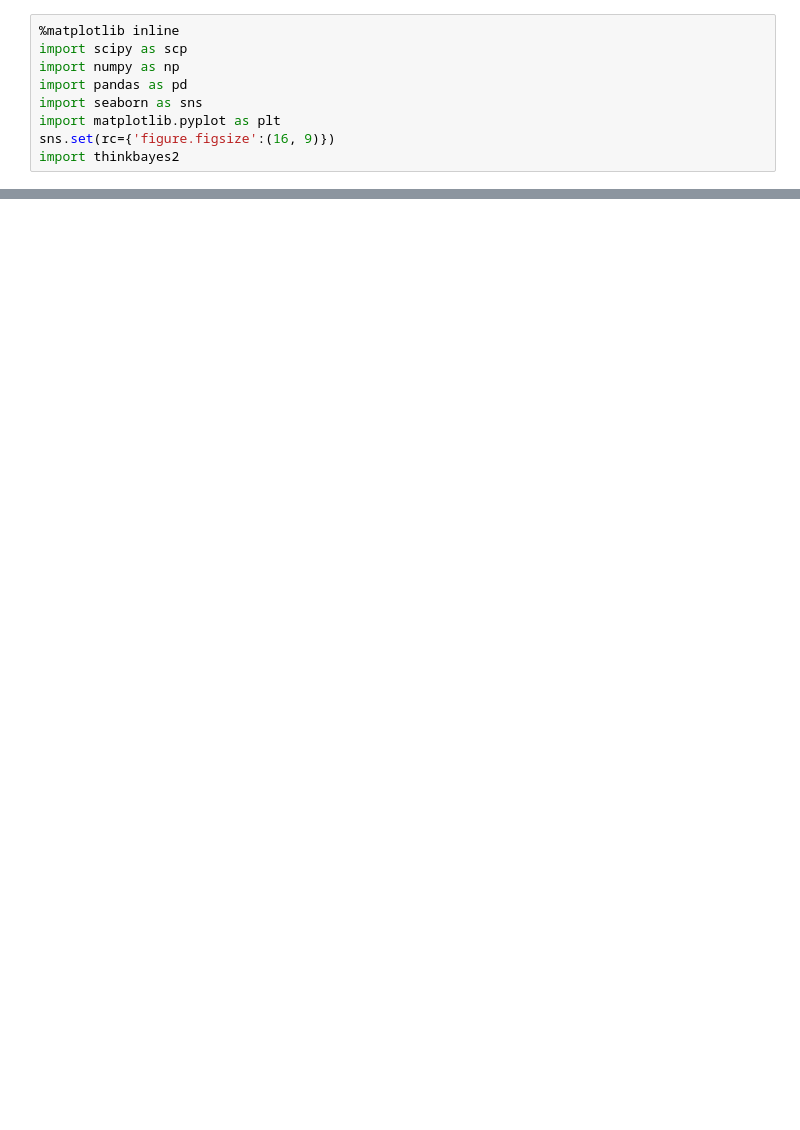
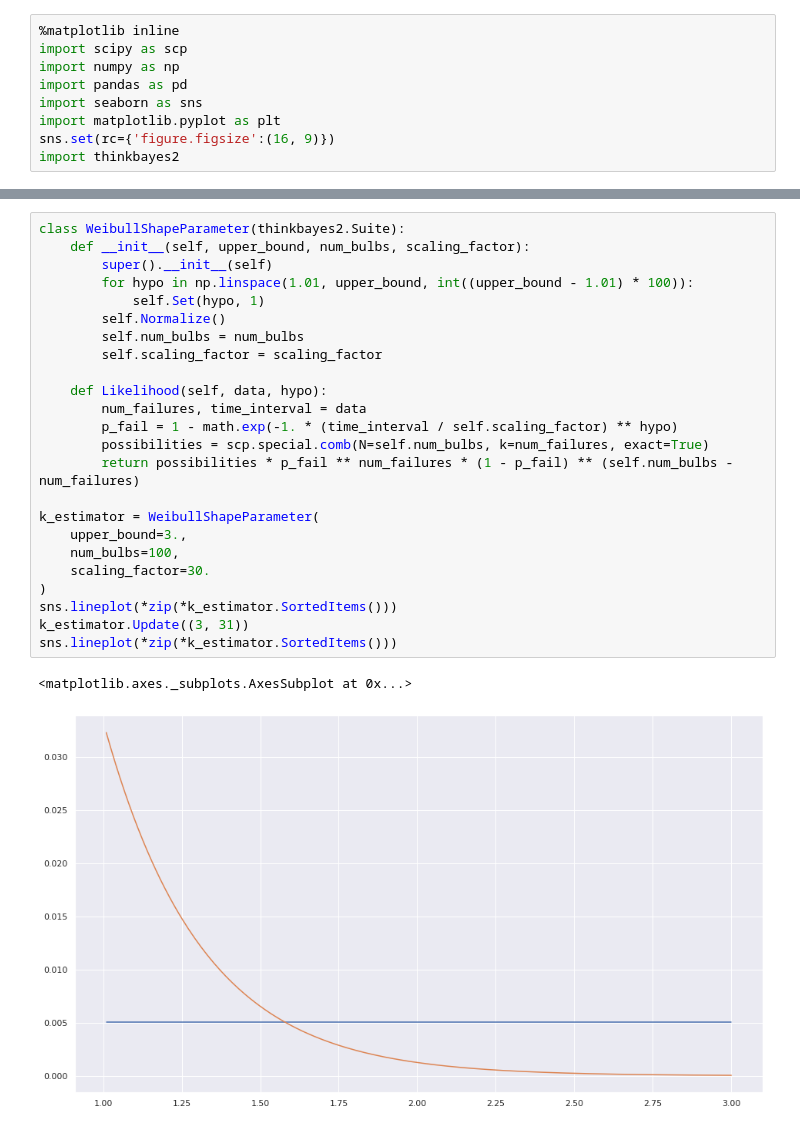
Before and after one commit to spirousschuh/think_bayes_exercises, a Jupyter notebook: notebooks/excercises_chapter_7.ipynb, the cells around one changed output, grey strips where cells are left out. Drawn from its saved outputs; the diff is of its cells as text; blank space fills up the shorter version.

```diff
--- a/notebooks/excercises_chapter_7.ipynb
+++ b/notebooks/excercises_chapter_7.ipynb
@@ -187,0 +173,27 @@ AttributeError: 'CatchingFlies2' object has no attribute 'fly_rate'
+# %%
+class WeibullShapeParameter(thinkbayes2.Suite):
+    def __init__(self, upper_bound, num_bulbs, scaling_factor):
+        super().__init__(self)
+        for hypo in np.linspace(1.01, upper_bound, int((upper_bound - 1.01) * 100)):
+            self.Set(hypo, 1)
+        self.Normalize()
+        self.num_bulbs = num_bulbs
+        self.scaling_factor = scaling_factor
+
+    def Likelihood(self, data, hypo):
+        num_failures, time_interval = data
+        p_fail = 1 - math.exp(-1. * (time_interval / self.scaling_factor) ** hypo)
+        possibilities = scp.special.comb(N=self.num_bulbs, k=num_failures, exact=True)
+        return possibilities * p_fail ** num_failures * (1 - p_fail) ** (self.num_bulbs - num_failures)
+
+k_estimator = WeibullShapeParameter(
+    upper_bound=3.,
+    num_bulbs=100,
+    scaling_factor=30.
+)
+sns.lineplot(*zip(*k_estimator.SortedItems()))
+k_estimator.Update((3, 31))
+sns.lineplot(*zip(*k_estimator.SortedItems()))
+# %% [output]
+<matplotlib.axes._subplots.AxesSubplot at 0x...>
+[figure, added]
```
Also changed, not shown: parts of 12 cells of this notebook, 1 other file.
